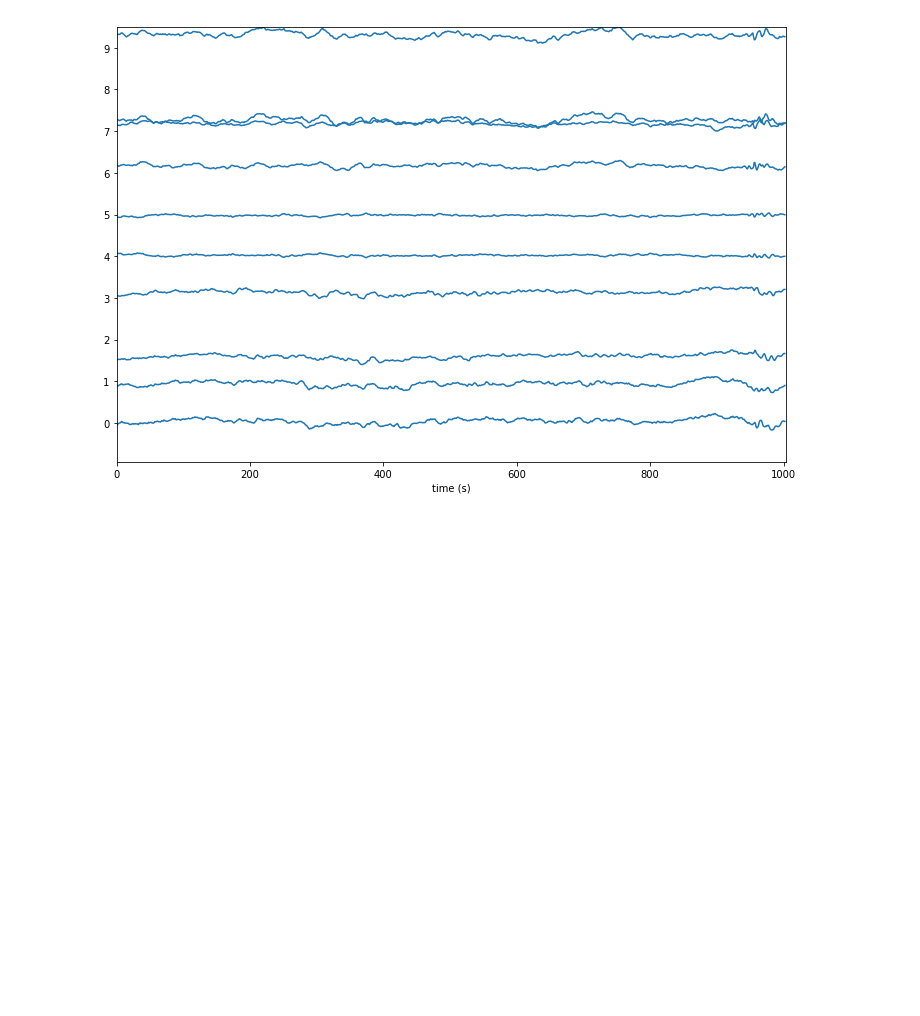
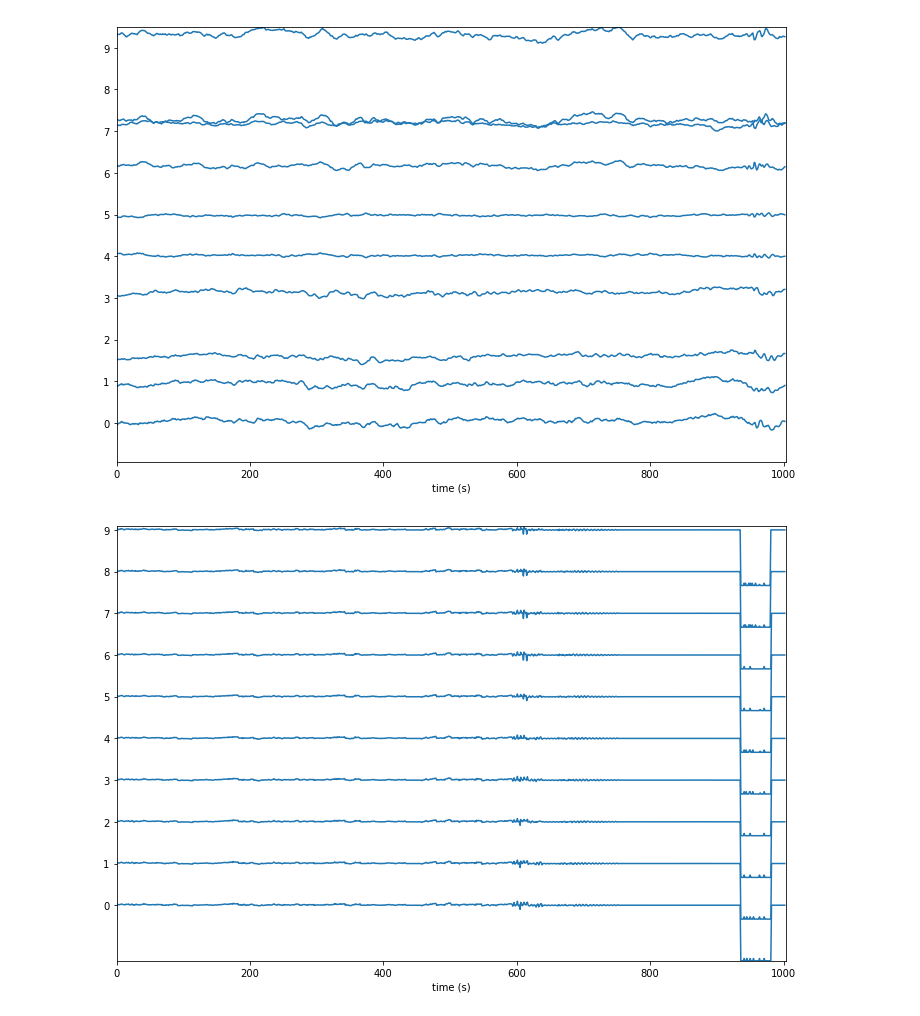
Before and after one commit to DanielLongo/eegML, a Jupyter notebook: eeg_load_debug.ipynb, the cells around one changed output. Drawn from its saved outputs; the diff is of its cells as text; code cells hidden in the pictures; blank space fills up the shorter version.

```diff
--- a/eeg_load_debug.ipynb
+++ b/eeg_load_debug.ipynb
@@ -61,3 +61,11 @@ def save_EEG(data,num_channels, frequency, filename, channel_names=None):
 c = np.tile(a, 64).reshape(64, 36, 1004)
 # %%
 save_EEG(c, None,None, "test_save")
+# %%
+loader_test_filename = "save_dataloader.npy"
+# %%
+test_2 = np.load(loader_test_filename).T
+# %%
+stacklineplot.stackplot(test_2[:num_channels], ylabels=labels[:num_channels], yscale=1)
+# %% [output]
+[figure, added]
```
